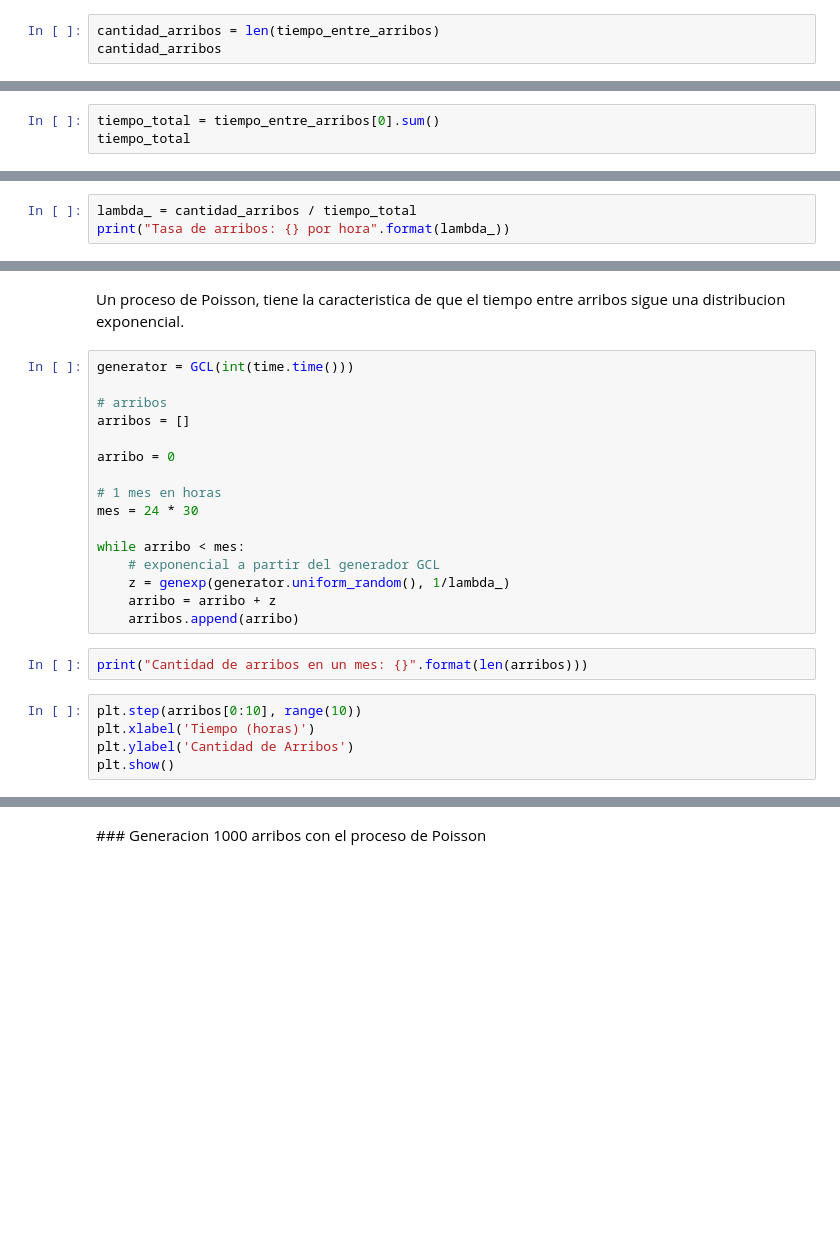
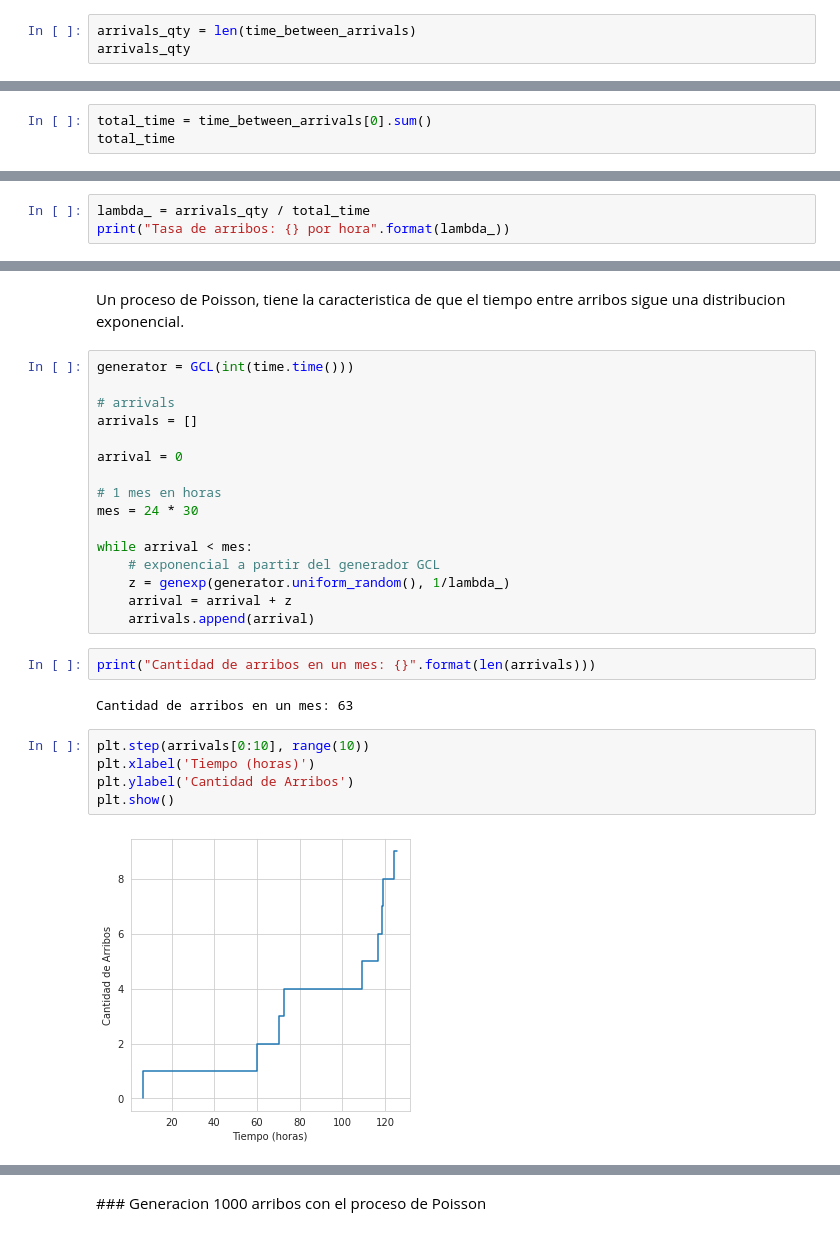
Before and after one commit to AlejandroDaneri/simulacion, a Jupyter notebook: Resolucion.ipynb, the cells around one changed output, grey strips where cells are left out. Drawn from its saved outputs; the diff is of its cells as text; blank space fills up the shorter version.

```diff
--- a/Resolucion.ipynb
+++ b/Resolucion.ipynb
@@ -573,5 +668,5 @@ tiempo_entre_arribos
 # %% [markdown]
 ### Estimacion de la tasa de arribos
 # %%
-cantidad_arribos = len(tiempo_entre_arribos)
-cantidad_arribos
+arrivals_qty = len(time_between_arrivals)
+arrivals_qty
@@ -578,3 +675,3 @@ cantidad_arribos
 # %%
-tiempo_total = tiempo_entre_arribos[0].sum()
-tiempo_total
+total_time = time_between_arrivals[0].sum()
+total_time
@@ -581,3 +680,3 @@ tiempo_total
 # %%
-lambda_ = cantidad_arribos / tiempo_total
+lambda_ = arrivals_qty / total_time
 print("Tasa de arribos: {} por hora".format(lambda_))
@@ -588,24 +689,28 @@ Un proceso de Poisson, tiene la caracteristica de que el tiempo entre arribos si
 # %%
 generator = GCL(int(time.time()))
 
-# arribos
-arribos = []
+# arrivals
+arrivals = []
 
-arribo = 0
+arrival = 0
 
 # 1 mes en horas
 mes = 24 * 30
 
-while arribo < mes:
+while arrival < mes:
     # exponencial a partir del generador GCL
     z = genexp(generator.uniform_random(), 1/lambda_)
-    arribo = arribo + z
-    arribos.append(arribo)
+    arrival = arrival + z
+    arrivals.append(arrival)
 # %%
-print("Cantidad de arribos en un mes: {}".format(len(arribos)))
+print("Cantidad de arribos en un mes: {}".format(len(arrivals)))
+# %% [output]
+Cantidad de arribos en un mes: 63
 # %%
-plt.step(arribos[0:10], range(10))
+plt.step(arrivals[0:10], range(10))
 plt.xlabel('Tiempo (horas)')
 plt.ylabel('Cantidad de Arribos')
 plt.show()
+# %% [output]
+[figure, added]
 # %%
```
Also changed, not shown: parts of 65 cells of this notebook.
